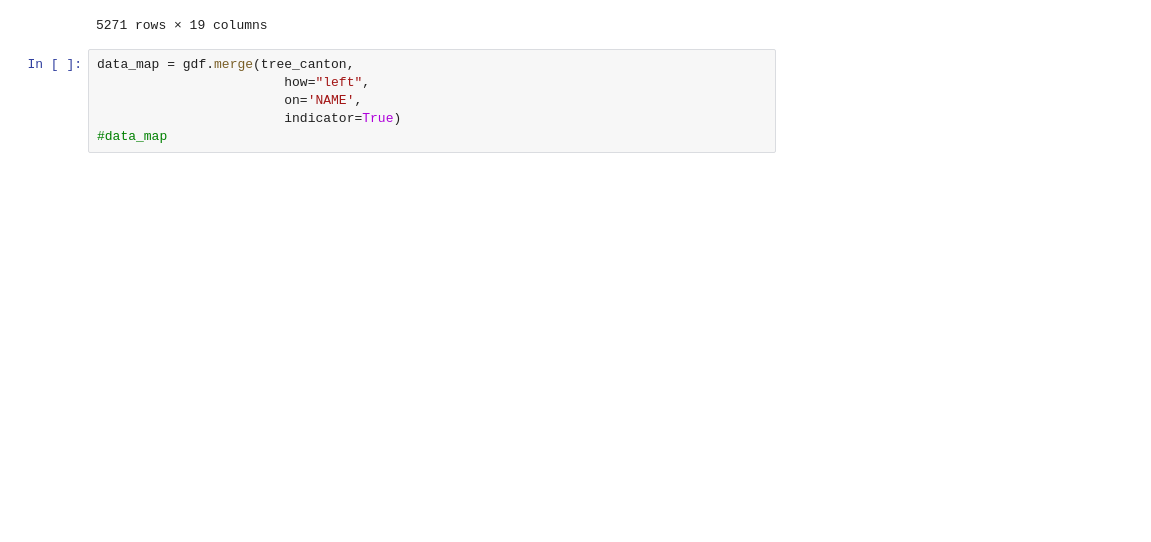
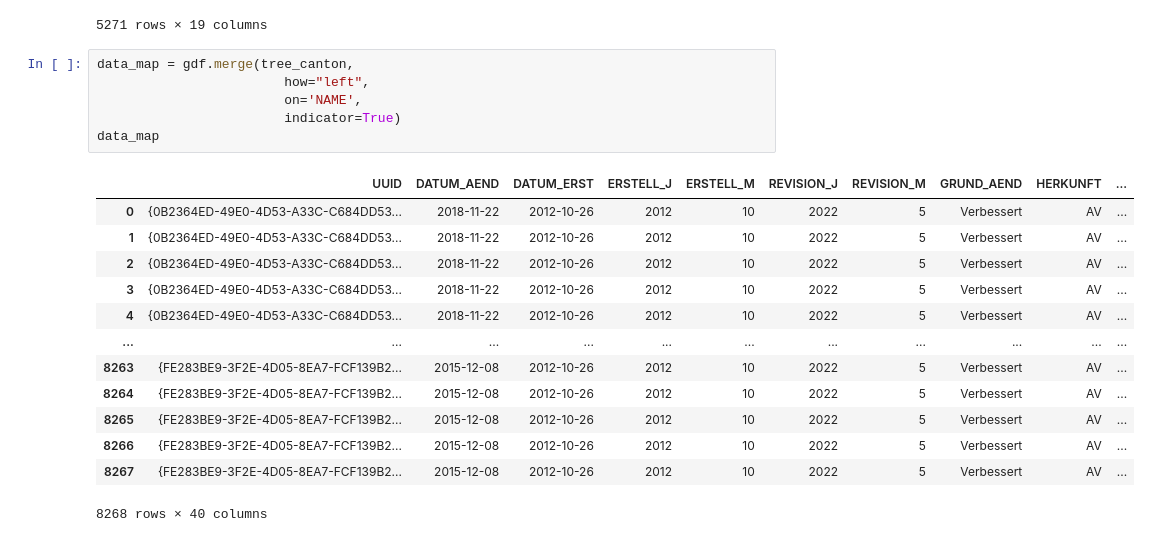
Before and after one commit to CptMeh/OpenData, a Jupyter notebook: Untitled.ipynb, the cells around one changed output. Drawn from its saved outputs; the diff is of its cells as text; blank space fills up the shorter version.

```diff
--- a/Untitled.ipynb
+++ b/Untitled.ipynb
@@ -61,9 +93,23 @@ tree_canton
 # %%
 data_map = gdf.merge(tree_canton,
                         how="left",
                         on='NAME',
                         indicator=True)
-#data_map
+data_map
+# %% [output]
+|  | UUID | DATUM_AEND | DATUM_ERST | ERSTELL_J | ERSTELL_M | REVISION_J | REVISION_M | GRUND_AEND | HERKUNFT | ... |
+| 0 | {0B2364ED-49E0-4D53-A33C-C684DD53... | 2018-11-22 | 2012-10-26 | 2012 | 10 | 2022 | 5 | Verbessert | AV | ... |
+| 1 | {0B2364ED-49E0-4D53-A33C-C684DD53... | 2018-11-22 | 2012-10-26 | 2012 | 10 | 2022 | 5 | Verbessert | AV | ... |
+| 2 | {0B2364ED-49E0-4D53-A33C-C684DD53... | 2018-11-22 | 2012-10-26 | 2012 | 10 | 2022 | 5 | Verbessert | AV | ... |
+| 3 | {0B2364ED-49E0-4D53-A33C-C684DD53... | 2018-11-22 | 2012-10-26 | 2012 | 10 | 2022 | 5 | Verbessert | AV | ... |
+| 4 | {0B2364ED-49E0-4D53-A33C-C684DD53... | 2018-11-22 | 2012-10-26 | 2012 | 10 | 2022 | 5 | Verbessert | AV | ... |
+| ... | ... | ... | ... | ... | ... | ... | ... | ... | ... | ... |
+| 8263 | {FE283BE9-3F2E-4D05-8EA7-FCF139B2... | 2015-12-08 | 2012-10-26 | 2012 | 10 | 2022 | 5 | Verbessert | AV | ... |
+| 8264 | {FE283BE9-3F2E-4D05-8EA7-FCF139B2... | 2015-12-08 | 2012-10-26 | 2012 | 10 | 2022 | 5 | Verbessert | AV | ... |
+| 8265 | {FE283BE9-3F2E-4D05-8EA7-FCF139B2... | 2015-12-08 | 2012-10-26 | 2012 | 10 | 2022 | 5 | Verbessert | AV | ... |
+| 8266 | {FE283BE9-3F2E-4D05-8EA7-FCF139B2... | 2015-12-08 | 2012-10-26 | 2012 | 10 | 2022 | 5 | Verbessert | AV | ... |
+| 8267 | {FE283BE9-3F2E-4D05-8EA7-FCF139B2... | 2015-12-08 | 2012-10-26 | 2012 | 10 | 2022 | 5 | Verbessert | AV | ... |
+8268 rows × 40 columns
 # %%
 fig, ax = plt.subplots(figsize=(10,10))
 
```
Also changed, not shown: parts of 4 cells of this notebook.
